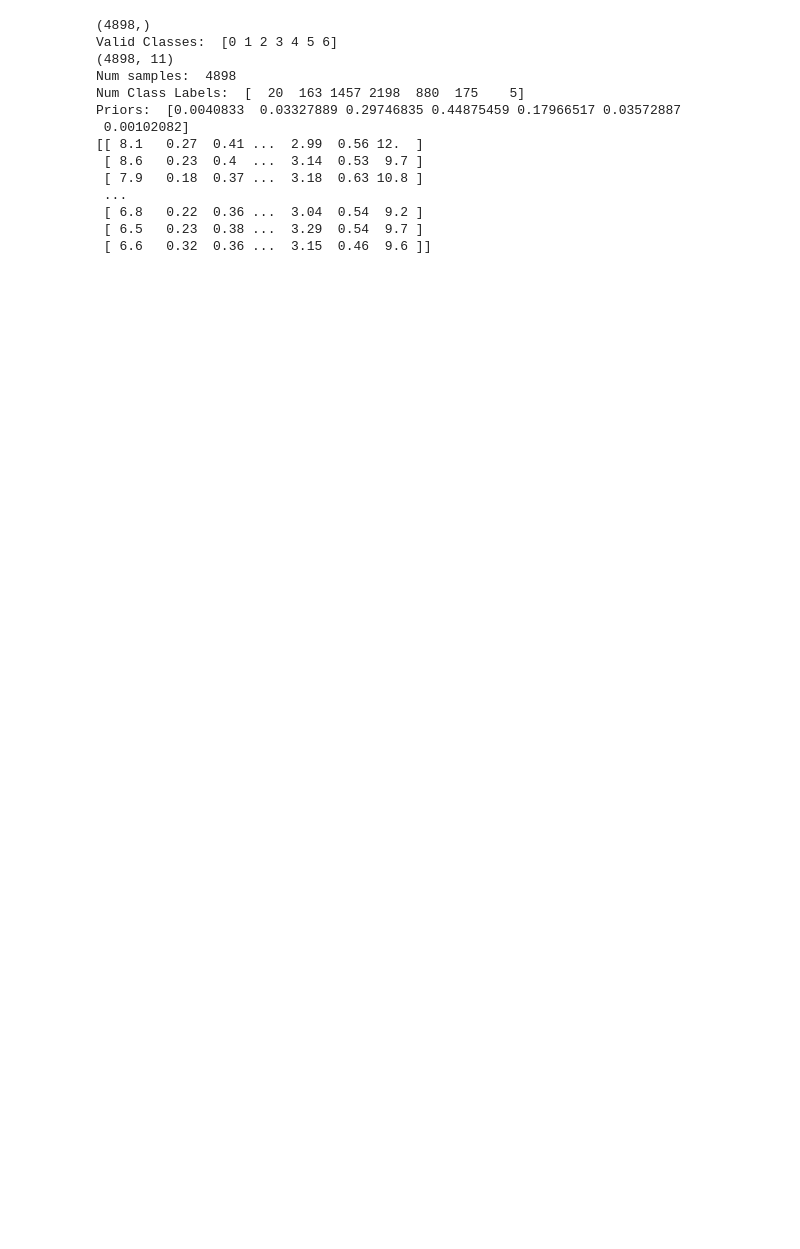
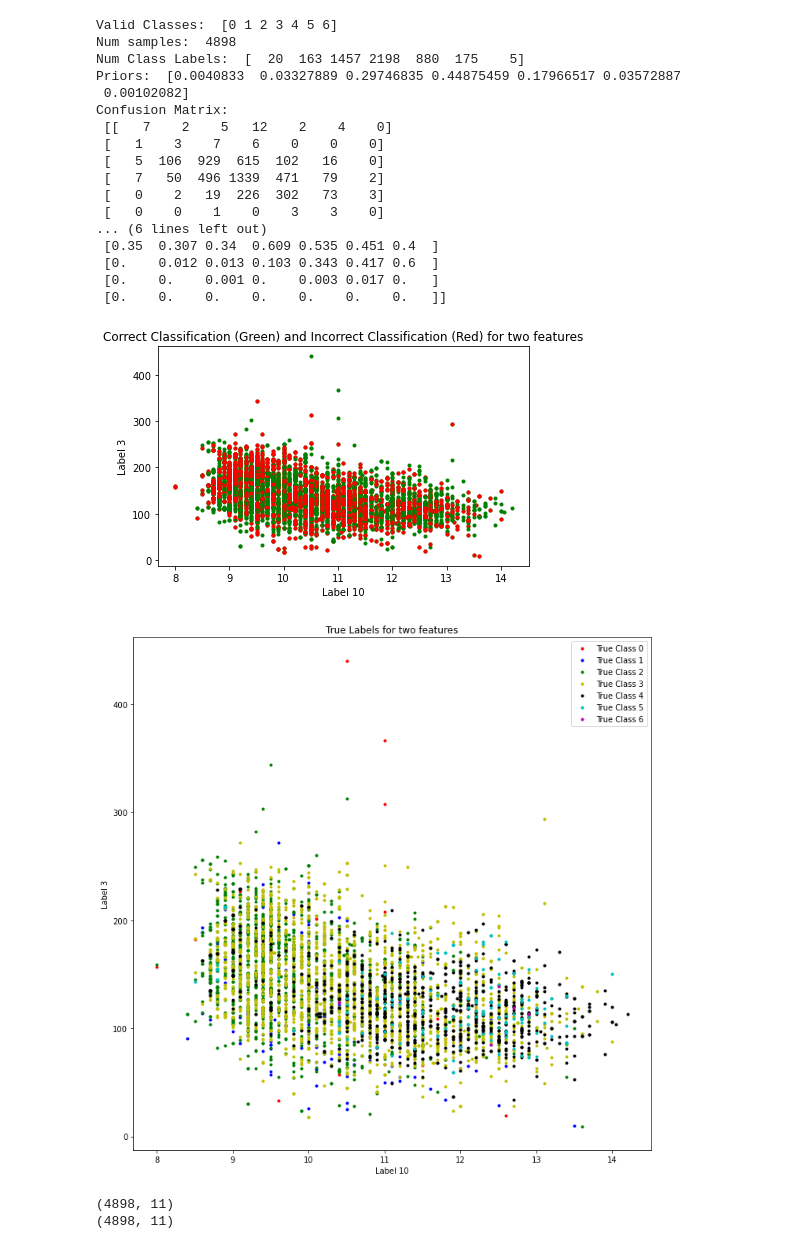
Before and after one commit to meuliano/EECE5644, a Jupyter notebook: HW1/hw1_3.ipynb, the cells around one changed output. Saved outputs shown, nothing was run; the diff lists cells and outputs as text; code cells hidden in the pictures; blank space fills up the shorter version.

```diff
--- a/HW1/hw1_3.ipynb
+++ b/HW1/hw1_3.ipynb
@@ -73,43 +143,38 @@ Priors:  [0.         0.         0.         0.0040833  0.03327889 0.29746835
 # %%
+# Wine Data
 # fixed acidity;"volatile acidity";"citric acid";"residual sugar";"chlorides";"free sulfur dioxide";"total sulfur dioxide";"density";"pH";"sulphates";"alcohol";"quality"
 winedata = np.array(read_csv('winequality-white.csv', sep = ';'))
+
+# labels 0 - 3 are empty, remove them from the list
 winedata[:,-1] = np.array([winedata[i,-1] -3 for i in range(winedata.shape[0])])
 labels = winedata[:,-1] # take provided labels from last column of dataset
-print(labels.shape)
 
-valid_classes = np.array([0,1,2,3,4,5,6]) # only
+valid_classes = np.array([0,1,2,3,4,5,6])
 print("Valid Classes: ", valid_classes)
 
 X = np.array(winedata[:,0:11])
-print(X.shape)
-N = len(labels)
-print("Num samples: ", N)
 
-N_cl = np.array([X[labels == i].shape[0] for i in valid_classes])
-print("Num Class Labels: ", N_cl)
-
-priors = np.array(N_cl/N)
-print("Priors: ", priors)
-
-C = len(priors)
-
-mu_hat = np.array([np.mean(X[labels == i], axis = 0) for i in valid_classes]) # No labelled samples for 0, 1, 2, 10!
-
-reg = 0.1*np.identity(11) #7x11
-
-Sigma_hat = np.array([np.cov(X[labels == i].T) + reg for i in valid_classes]) #7x11x11
+erm_classifier(X,valid_classes,labels)
+pca_reducttion(X)
 # %% [output]
-(4898,)
 Valid Classes:  [0 1 2 3 4 5 6]
-(4898, 11)
 Num samples:  4898
 Num Class Labels:  [  20  163 1457 2198  880  175    5]
 Priors:  [0.0040833  0.03327889 0.29746835 0.44875459 0.17966517 0.03572887
  0.00102082]
-[[ 8.1   0.27  0.41 ...  2.99  0.56 12.  ]
- [ 8.6   0.23  0.4  ...  3.14  0.53  9.7 ]
- [ 7.9   0.18  0.37 ...  3.18  0.63 10.8 ]
- ...
- [ 6.8   0.22  0.36 ...  3.04  0.54  9.2 ]
- [ 6.5   0.23  0.38 ...  3.29  0.54  9.7 ]
- [ 6.6   0.32  0.36 ...  3.15  0.46  9.6 ]]
+Confusion Matrix:
+ [[   7    2    5   12    2    4    0]
+ [   1    3    7    6    0    0    0]
+ [   5  106  929  615  102   16    0]
+ [   7   50  496 1339  471   79    2]
+ [   0    2   19  226  302   73    3]
+ [   0    0    1    0    3    3    0]
+... (6 lines left out)
+ [0.35  0.307 0.34  0.609 0.535 0.451 0.4  ]
+ [0.    0.012 0.013 0.103 0.343 0.417 0.6  ]
+ [0.    0.    0.001 0.    0.003 0.017 0.   ]
+ [0.    0.    0.    0.    0.    0.    0.   ]]
+[figure, added]
+[figure, added]
+(4898, 11)
+(4898, 11)
```
Also changed, not shown: parts of 12 cells of this notebook, 3 other files.
